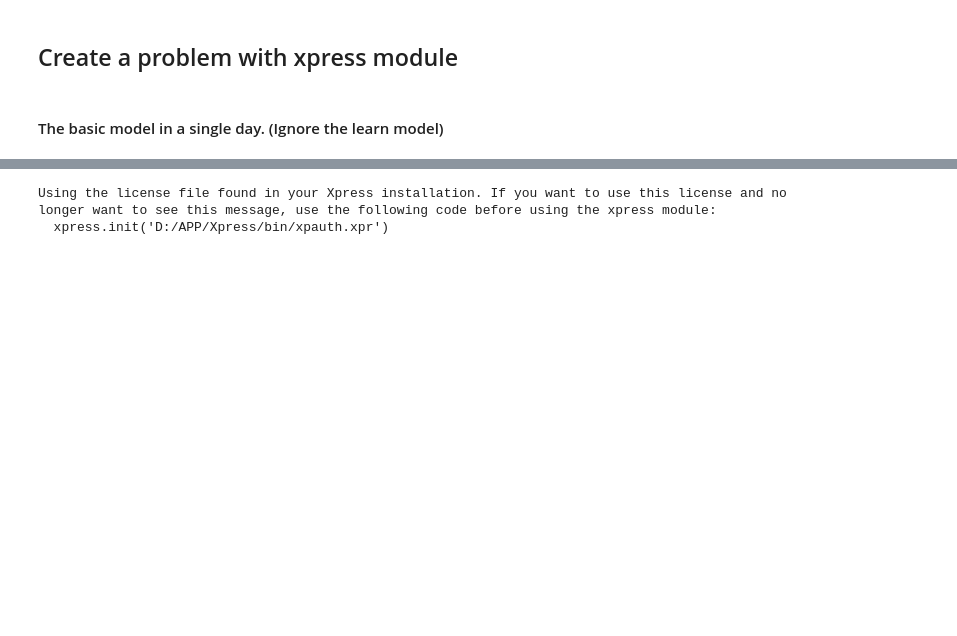
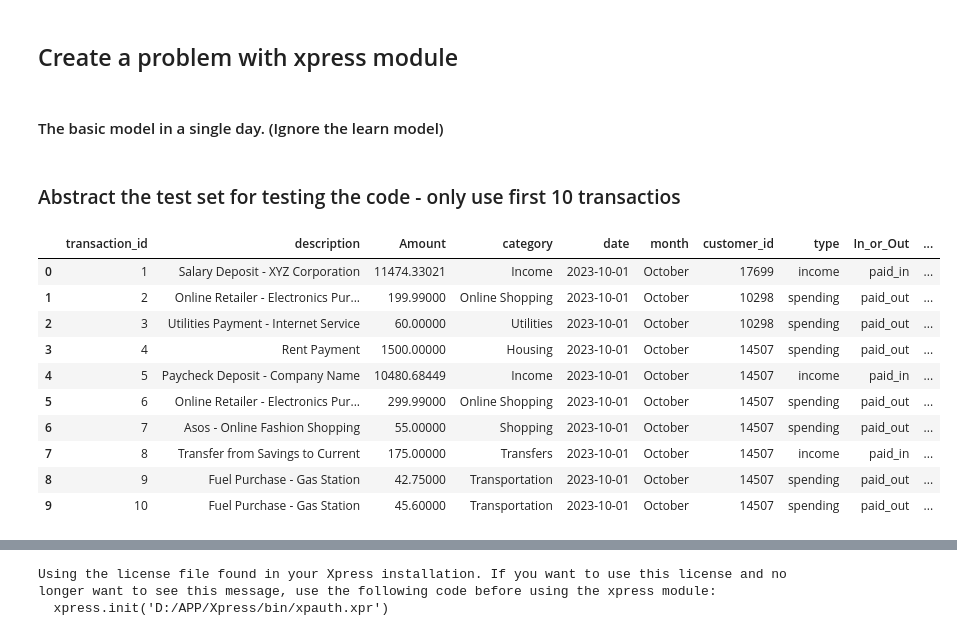
Before and after one commit to Eliza-OK/13-group-project, a Jupyter notebook: project1.0.ipynb, the cells around one changed output, grey strips where cells are left out. Cells and saved outputs as stored; diff of their text form; code cells hidden in the pictures; blank space fills up the shorter version.

```diff
--- a/project1.0.ipynb
+++ b/project1.0.ipynb
@@ -41,6 +95,23 @@ TransactionsInput_clean = TransactionsInput.drop('description_prob', axis=1)
 # %%
 # just use for testing
 customer_num = 10
+# %% [markdown]
+### Abstract the test set for testing the code - only use first 10 transactios
+# %%
+TransactionsInput_clean_test = TransactionsInput_clean[0:10]
+TransactionsInput_clean_test
+# %% [output]
+|  | transaction_id | description | Amount | category | date | month | customer_id | type | In_or_Out | ... |
+| 0 | 1 | Salary Deposit - XYZ Corporation | 11474.33021 | Income | 2023-10-01 | October | 17699 | income | paid_in | ... |
+| 1 | 2 | Online Retailer - Electronics Pur... | 199.99000 | Online Shopping | 2023-10-01 | October | 10298 | spending | paid_out | ... |
+| 2 | 3 | Utilities Payment - Internet Service | 60.00000 | Utilities | 2023-10-01 | October | 10298 | spending | paid_out | ... |
+| 3 | 4 | Rent Payment | 1500.00000 | Housing | 2023-10-01 | October | 14507 | spending | paid_out | ... |
+| 4 | 5 | Paycheck Deposit - Company Name | 10480.68449 | Income | 2023-10-01 | October | 14507 | income | paid_in | ... |
+| 5 | 6 | Online Retailer - Electronics Pur... | 299.99000 | Online Shopping | 2023-10-01 | October | 14507 | spending | paid_out | ... |
+| 6 | 7 | Asos - Online Fashion Shopping | 55.00000 | Shopping | 2023-10-01 | October | 14507 | spending | paid_out | ... |
+| 7 | 8 | Transfer from Savings to Current | 175.00000 | Transfers | 2023-10-01 | October | 14507 | income | paid_in | ... |
+| 8 | 9 | Fuel Purchase - Gas Station | 42.75000 | Transportation | 2023-10-01 | October | 14507 | spending | paid_out | ... |
+| 9 | 10 | Fuel Purchase - Gas Station | 45.60000 | Transportation | 2023-10-01 | October | 14507 | spending | paid_out | ... |
 # %%
 # data (parameeters) needed in this problem
 # NOTE THAT: very strightforward way in this case as this is the idea stage.
```
Also changed, not shown: parts of 9 cells of this notebook.
